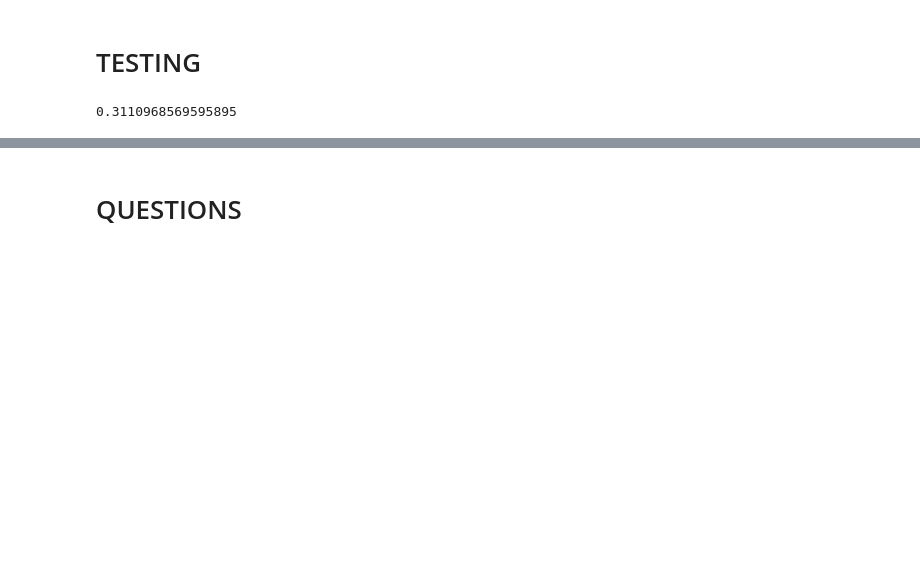
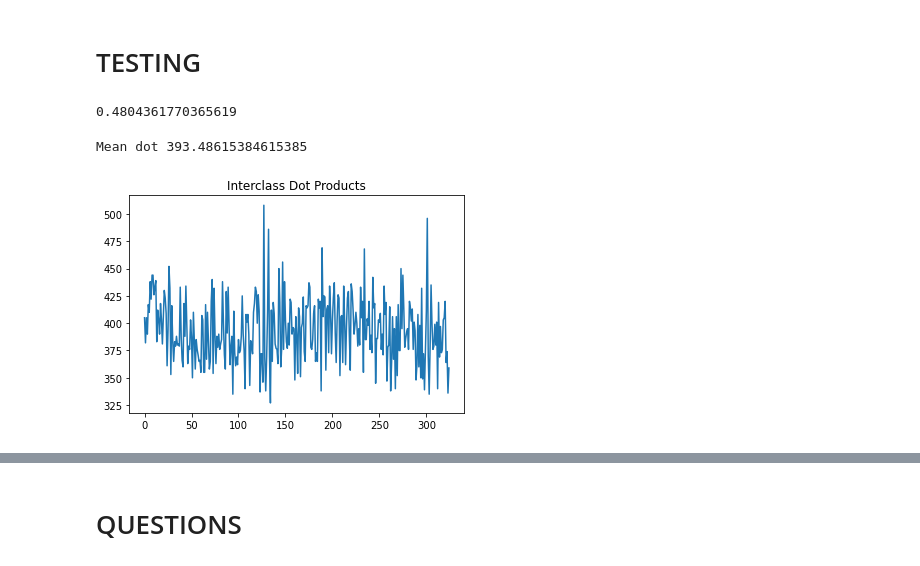
Before and after one commit to regonzalez26/sparse_hdc, a Jupyter notebook: sparse_hdc.ipynb, the cells around one changed output, grey strips where cells are left out. Cells and saved outputs as stored; diff of their text form; code cells hidden in the pictures; blank space fills up the shorter version.

```diff
--- a/sparse_hdc.ipynb
+++ b/sparse_hdc.ipynb
@@ -360,8 +366,16 @@ def setup_feature_encoder(dim=10000, sparsity=0.3, percent_max_val=0.45, M=10):
                 qlevel_count = M
             )
 
-def interclass_dot_product(class_hvs, wrt=1.0):
-    return np.array([SparseHDC.dot(hv,class_hvs[wrt]) for c,hv in class_hvs.items()])
+def interclass_dot_product(class_hvs):
+    dot_products = []
+    classes = list(class_hvs.keys())
+    for i in range(0, len(classes)):
+        for j in range(i+1, len(classes)):
+                dot_products.append( SparseHDC.dot(class_hvs[classes[i]], class_hvs[classes[j]]) )
+
+    print("Mean dot {}".format(np.average(np.array(dot_products))))
+    plt.plot(dot_products)
+    plt.title("Interclass Dot Products")
 
 def plot_encode_sparsities(encode, target_sparsity=0.3, app_title=""):
     classes = list(encode.keys())
@@ -380,9 +394,9 @@ def plot_encode_sparsities(encode, target_sparsity=0.3, app_title=""):
 # CHANGE PARAMETERS HERE
 
 dim = 10000
-sparsity = 0.3
-ENC_THR = 70
-ACC_THR = 106
+sparsity = 0.05
+ENC_THR = 7
+ACC_THR = 66
 M = 10
 
 feature_encoder = setup_feature_encoder(dim=dim, sparsity=sparsity, percent_max_val=ENC_THR/617, M=M)
@@ -416,10 +430,24 @@ Encoding... 100.0%
 # LOAD EXISTING MODEL
 
 # classifier = HDCModels.load_model(filename='models/HDC_Classifier12011122_LCIM_MBIT_TH_S0.1_D10000.pkl')
-# %%
-classifier.test()
-
-# Sparsity   M    Accuracy
-#   0.3     10
-# %% [output]
-0.3110968569595895
+# %%
+classifier.test()
+
+# Sparsity   M    Accuracy
+#   0.3     10      31.11%
+#   0.1     10      32.14%
+#   0.1     100     15.84%
+#   0.05    30      28.74%
+#   0.05    10      48.04%
+# %% [output]
+0.4804361770365619
+# %%
+interclass_dot_product(classifier.class_hvs)
+
+# 0.7818 @sp=0.1 M=10
+# 0.852 @sp=0.1 M=100
+# 0.722 @sp=0.05 M=30
+# 0.786 @sp=0.05 M=10
+# %% [output]
+Mean dot 393.48615384615385
+[figure, added]
```
Also changed, not shown: parts of 11 cells of this notebook, 2 other files.
